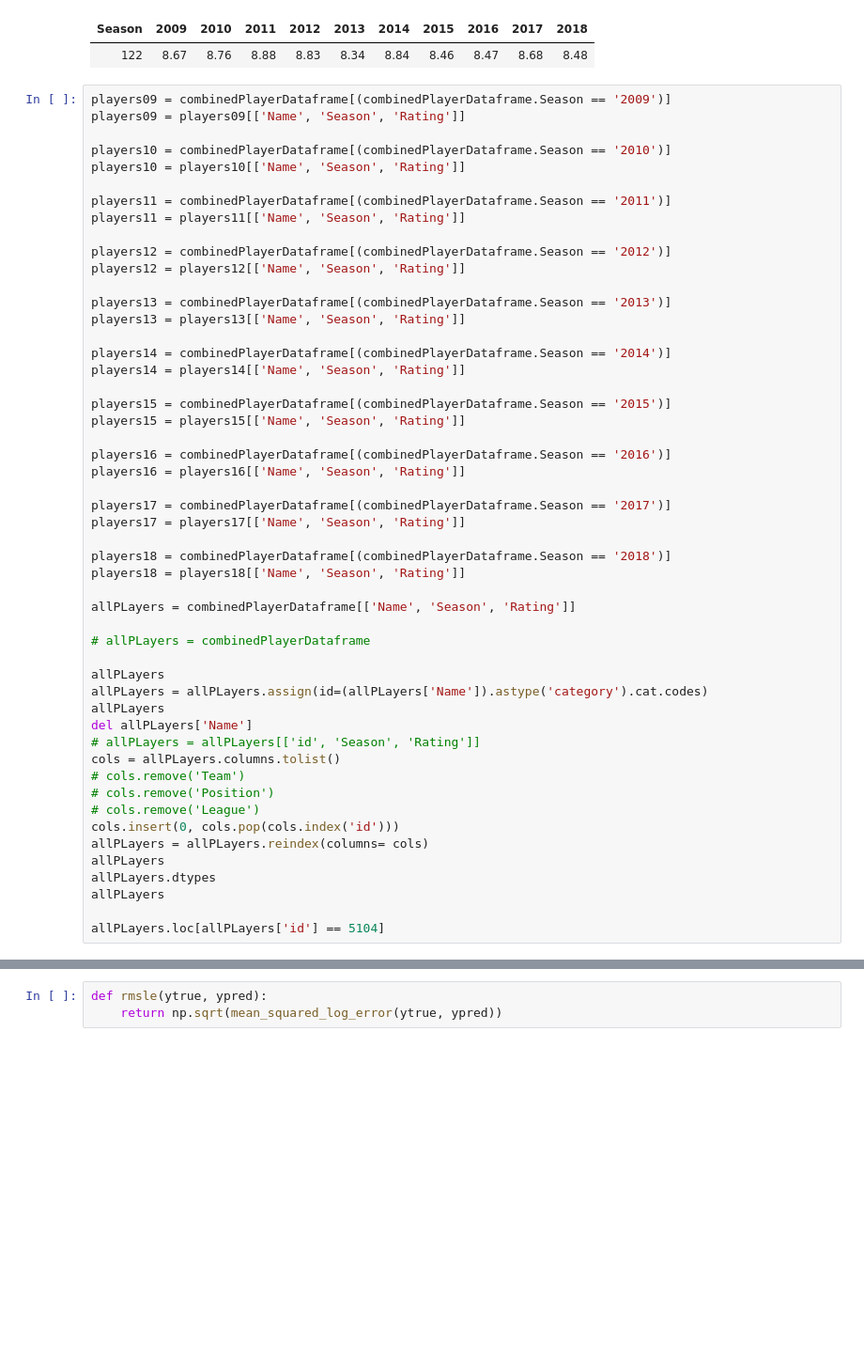
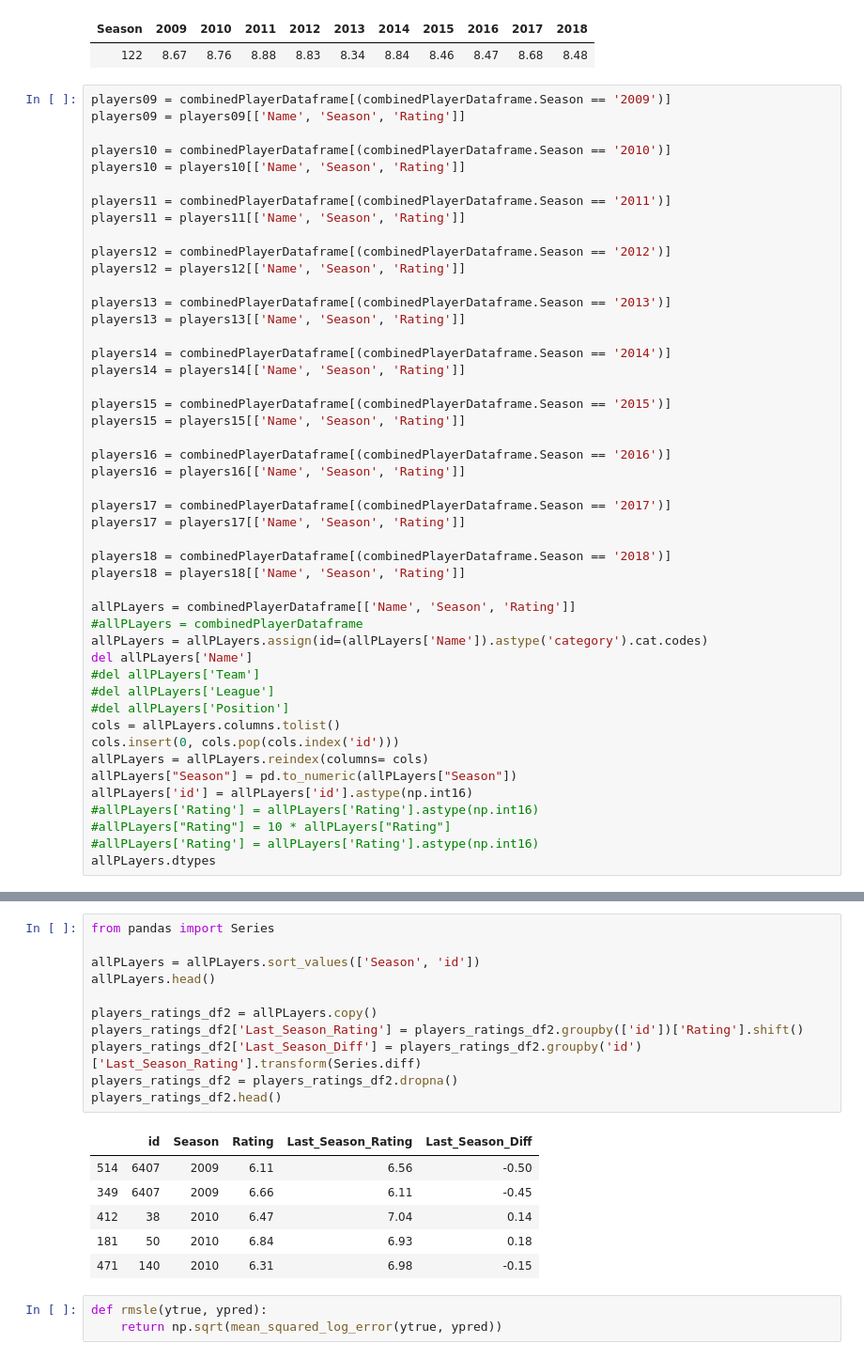
Before and after one commit to Suwadith/Winning-Eleven-Scout-Evaluation-and-Analysis-to-Enhance-Football-Player-Recommendations-ML-Flask, a Jupyter notebook: Analysis/Forecasting.ipynb, the cells around one changed output, grey strips where cells are left out. Shown: that part at 94% size. Drawn from its saved outputs; the diff is of its cells as text; blank space fills up the shorter version.

```diff
--- a/Analysis/Forecasting.ipynb
+++ b/Analysis/Forecasting.ipynb
@@ -347,23 +347,19 @@ players18 = combinedPlayerDataframe[(combinedPlayerDataframe.Season == '2018')]
 players18 = players18[['Name', 'Season', 'Rating']]
 
 allPLayers = combinedPlayerDataframe[['Name', 'Season', 'Rating']]
-
-# allPLayers = combinedPlayerDataframe
-
-allPLayers
+#allPLayers = combinedPlayerDataframe
 allPLayers = allPLayers.assign(id=(allPLayers['Name']).astype('category').cat.codes)
-allPLayers
 del allPLayers['Name']
-# allPLayers = allPLayers[['id', 'Season', 'Rating']]
+#del allPLayers['Team']
+#del allPLayers['League']
+#del allPLayers['Position']
 cols = allPLayers.columns.tolist()
-# cols.remove('Team')
-# cols.remove('Position')
-# cols.remove('League')
 cols.insert(0, cols.pop(cols.index('id')))
 allPLayers = allPLayers.reindex(columns= cols)
-allPLayers
+allPLayers["Season"] = pd.to_numeric(allPLayers["Season"])
+allPLayers['id'] = allPLayers['id'].astype(np.int16)
+#allPLayers['Rating'] = allPLayers['Rating'].astype(np.int16)
+#allPLayers["Rating"] = 10 * allPLayers["Rating"]
+#allPLayers['Rating'] = allPLayers['Rating'].astype(np.int16)
 allPLayers.dtypes
-allPLayers
-
-allPLayers.loc[allPLayers['id'] == 5104]
 # %% [output]
@@ -419,3 +370,21 @@ melt3 = melt3.fillna(melt3.mean())
+# %%
+from pandas import Series
+
+allPLayers = allPLayers.sort_values(['Season', 'id'])
+allPLayers.head()
+
+players_ratings_df2 = allPLayers.copy()
+players_ratings_df2['Last_Season_Rating'] = players_ratings_df2.groupby(['id'])['Rating'].shift()
+players_ratings_df2['Last_Season_Diff'] = players_ratings_df2.groupby('id')['Last_Season_Rating'].transform(Series.diff)
+players_ratings_df2 = players_ratings_df2.dropna()
+players_ratings_df2.head()
+# %% [output]
+|  | id | Season | Rating | Last_Season_Rating | Last_Season_Diff |
+| 514 | 6407 | 2009 | 6.11 | 6.56 | -0.50 |
+| 349 | 6407 | 2009 | 6.66 | 6.11 | -0.45 |
+| 412 | 38 | 2010 | 6.47 | 7.04 | 0.14 |
+| 181 | 50 | 2010 | 6.84 | 6.93 | 0.18 |
+| 471 | 140 | 2010 | 6.31 | 6.98 | -0.15 |
 # %%
 def rmsle(ytrue, ypred):
     return np.sqrt(mean_squared_log_error(ytrue, ypred))
```
Also changed, not shown: parts of 15 cells of this notebook, 1 other file.
